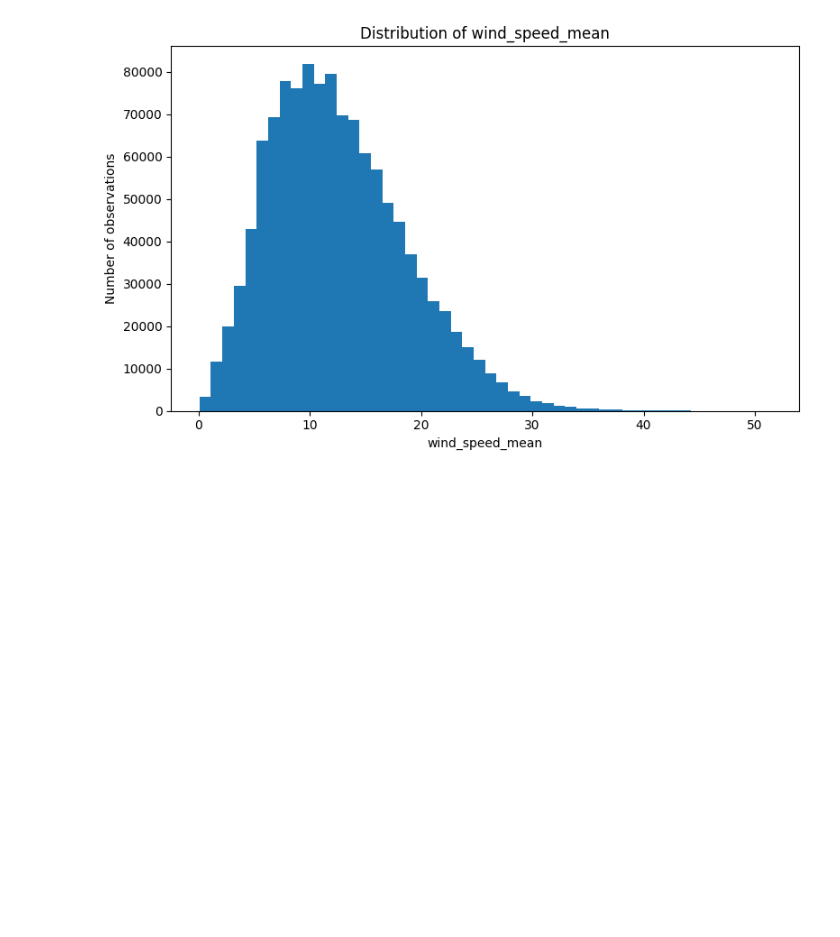
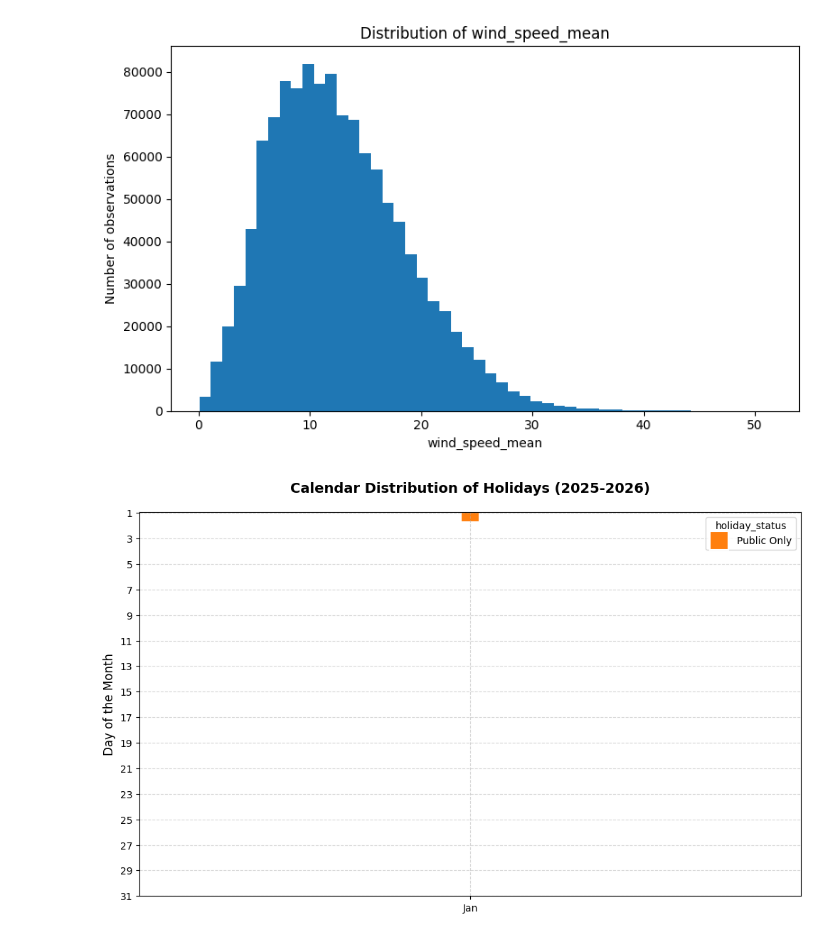
Before and after one commit to annasolodka/mda-cycling-traffic-analysis, a Jupyter notebook: notebooks/03_exploratory_data_analysis.ipynb, the cells around one changed output. Saved outputs shown, nothing was run; the diff lists cells and outputs as text; code cells hidden in the pictures; blank space fills up the shorter version.

```diff
--- a/notebooks/03_exploratory_data_analysis.ipynb
+++ b/notebooks/03_exploratory_data_analysis.ipynb
@@ -763,3 +763,85 @@ for variable in continuous_variables:
 [figure]
 [figure]
 [figure]
+# %%
+import pandas as pd
+import numpy as np
+import seaborn as sns
+import matplotlib.pyplot as plt
+
+# ==========================================
+# 1. PREPARE THE DATA
+# ==========================================
+# Create mutually exclusive categories so we don't double-count overlapping holidays
+conditions = [
+    (prediction_data['is_public_holiday'] == 1) & (prediction_data['is_school_holiday'] == 1),
+    (prediction_data['is_public_holiday'] == 1) & (prediction_data['is_school_holiday'] == 0),
+    (prediction_data['is_public_holiday'] == 0) & (prediction_data['is_school_holiday'] == 1),
+    (prediction_data['is_public_holiday'] == 0) & (prediction_data['is_school_holiday'] == 0)
+]
+choices = ['Both (Public & School)', 'Public Only', 'School Only', 'Regular Day']
+prediction_data['holiday_status'] = np.select(conditions, choices, default='Unknown')
+
+# Aggregate the 2-hour interval data to a DAILY level
+# We take the first 'holiday_status' of the day, since holidays apply to the whole day
+daily_df = prediction_data.groupby(prediction_data['hour_bin']).agg({
+    'holiday_status': 'first'
+}).reset_index()
+
+# Convert the grouped date back to a datetime object to extract Month and Day
+daily_df['date'] = pd.to_datetime(daily_df['hour_bin'])
+
+# Extract Month (abbreviated name, e.g., 'Jan') and Day (1-31)
+daily_df['Month'] = daily_df['date'].dt.strftime('%b')
+daily_df['Month_Num'] = daily_df['date'].dt.month # Keep month number for proper chronological sorting
+daily_df['Day'] = daily_df['date'].dt.day
+
+# Sort the data so the X-axis plots Jan -> Dec in the correct order
+daily_df = daily_df.sort_values(['Month_Num', 'Day'])
+
+# Filter out normal days so the calendar grid only highlights the holidays
+holidays_only = daily_df[daily_df['holiday_status'] != 'Regular Day']
+
+
+# ==========================================
+# 2. PLOT THE CALENDAR GRID
+# ==========================================
+# Set up a wide figure
+fig, ax = plt.subplots(figsize=(12, 7))
+
+# Draw the scatter plot using square markers ('s')
+sns.scatterplot(
+    data=holidays_only,
+    x='Month',
+    y='Day',
+    hue='holiday_status',
+    palette={
+        'Both (Public & School)': '#d62728', # Red
+        'Public Only': '#ff7f0e',            # Orange
+        'School Only': '#1f77b4'             # Blue
+    },
+    marker='s',                              # 's' makes it a square
+    s=350,                                   # Size of the square markers
+    edgecolor='white',                       # Adds a tiny border to separate touching squares
+    ax=ax
+)
+
+# ==========================================
+# 3. FORMATTING (The Calendar Look)
+# ==========================================
+ax.set_title("Calendar Distribution of Holidays (2025-2026)", pad=20, fontsize=14, fontweight='bold')
+ax.set_xlabel("")
+ax.set_ylabel("Day of the Month", fontsize=12)
+
+# INVERT Y-AXIS: Put Day 1 at the top, and Day 31 at the bottom (like a real calendar)
+ax.invert_yaxis()
+
+# Show every other day on the Y-axis for a cleaner look
+ax.set_yticks(range(1, 32, 2))
+
+# Add a light grid to mimic calendar boxes
+ax.grid(True, linestyle='--', alpha=0.5)
+
+#
+# %% [output]
+[figure, added]
```
Also changed, not shown: parts of 5 cells of this notebook, 1 other file.
